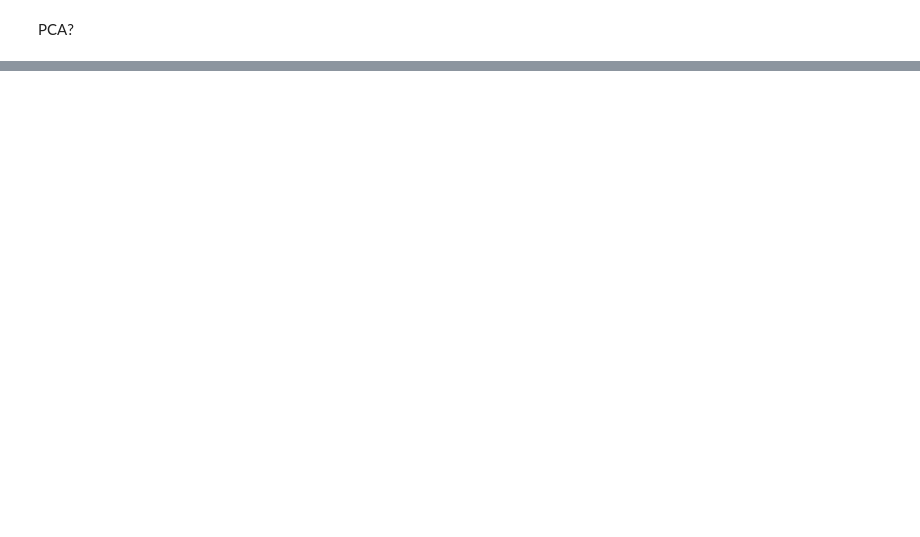
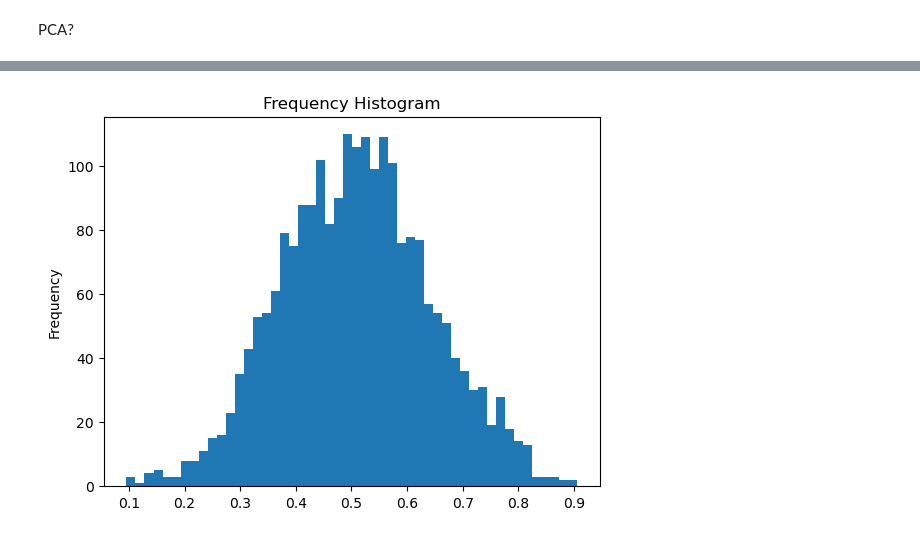
Before and after one commit to epfl-ada/ada-2022-project-hltw, a Jupyter notebook: P2.ipynb, the cells around one changed output, grey strips where cells are left out. Cells and saved outputs as stored; diff of their text form; code cells hidden in the pictures; blank space fills up the shorter version.

Commit message:
P2 with weights

```diff
--- a/P2.ipynb
+++ b/P2.ipynb
@@ -789,9 +796,9 @@ Key ('Arctic', 'Antarctica',
 G = nx.Graph()
 for k,v in high_to_st_end.items():
     ## Add nodes to graph
-    for node in v[0]:
+    for node in v[0].keys():
         G.add_node(node)
-    for node in v[1]:
+    for node in v[1].keys():
         G.add_node(node)
 
     ## Add edges
@@ -837,11 +881,11 @@ compute_average_vector(l)
 highway_similarities = {}
 for k,v in high_to_st_end.items():
     ## Ignore not existing highways might be bug
-    if len(v[0])==0 or len(v[1])==0:
+    if len(v[0].keys())==0 or len(v[1].keys())==0:
         continue
 
-    start_vector = compute_average_vector(v[0])
-    end_vector = compute_average_vector(v[1])
+    start_vector = compute_average_vector(list(v[0].keys()))
+    end_vector = compute_average_vector(list(v[1].keys()))
     if not np.isnan(start_vector).any() and not np.isnan(end_vector).any():
         # print("Highway: " , k)
         similarity = cosine_similarity([start_vector], [end_vector])
@@ -924,0 +1049,29 @@ for k in list(filtered_sims.keys()):
+# %%
+def compute_average_weighted_vector(article_map):
+    arrays = []
+    total = 0
+    for article, count in article_map.items():
+        name = article_to_wiki2vec_name(article)
+        try:
+            vector = np.array(wiki2vec.get_entity_vector(name).tolist()) * count
+            arrays.append(vector)
+            total += count
+        except:
+            ## Sometimes articles are not found. They are removed or replaced by some other articles. Wikispeedia is older dataset than
+            ## Wiki2vec model
+            print("Not found: ", name)
+    if len(arrays)== 0:
+        return np.nan
+    return np.mean(np.array(arrays) / total, axis=0)
+# %%
+highway_similarities_weighted = {}
+for k,v in high_to_st_end.items():
+    ## Ignore not existing highways might be bug
+    if len(v[0].keys())==0 or len(v[1].keys())==0:
+        continue
+
+    start_vector = compute_average_weighted_vector(v[0])
+    end_vector = compute_average_weighted_vector(v[1])
+    if not np.isnan(start_vector).any() and not np.isnan(end_vector).any():
+        similarity = cosine_similarity([start_vector], [end_vector])
+        highway_similarities_weighted[k] = similarity[0][0]
@@ -924,0 +1096,6 @@ for k in list(filtered_sims.keys()):
+# %%
+frequency, bins = np.histogram(list(highway_similarities_weighted.values()), bins=30, range=[-1,2])
+plt.hist(list(highway_similarities_weighted.values()), bins=50)
+plt.gca().set(title='Frequency Histogram', ylabel='Frequency');
+# %% [output]
+[figure, added]
```
Also changed, not shown: parts of 20 cells of this notebook.
